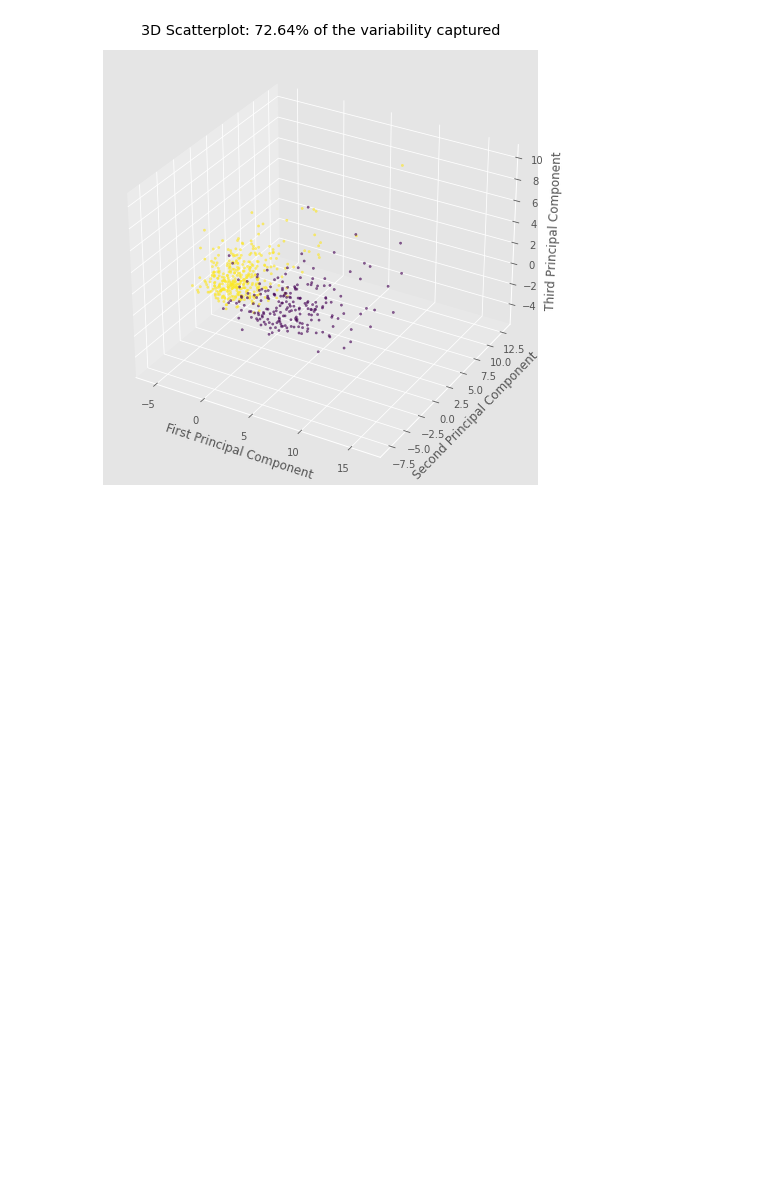
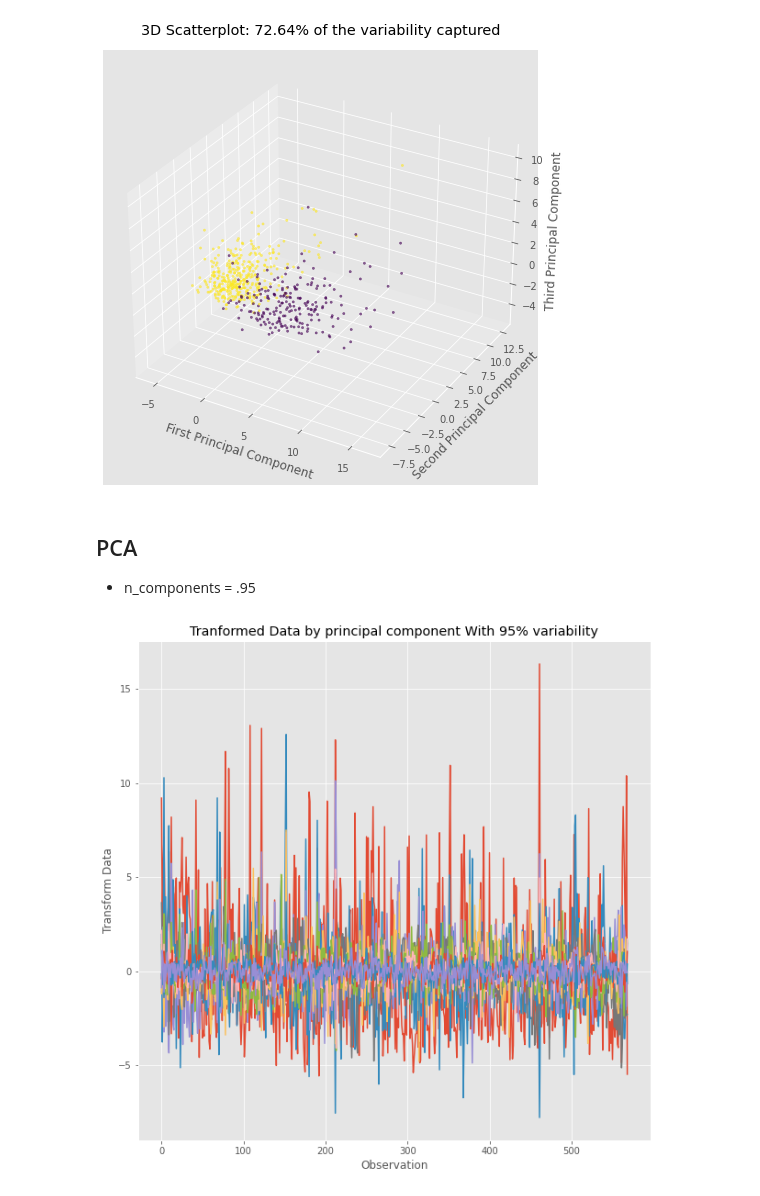
Before and after one commit to MK3247/Machine-Learning, a Jupyter notebook: Principal Component Analysis/PCA.ipynb, the cells around one changed output. Saved outputs shown, nothing was run; the diff lists cells and outputs as text; code cells hidden in the pictures; blank space fills up the shorter version.

```diff
--- a/Principal Component Analysis/PCA.ipynb
+++ b/Principal Component Analysis/PCA.ipynb
@@ -155,3 +155,18 @@ ax.set_zlabel('Third Principal Component')
 plt.savefig("3D_scatterplot.png")
 # %% [output]
 [figure]
+# %% [markdown]
+## PCA
+* n_components = .95
+# %%
+pca_95 = PCA(n_components=0.95)
+# %%
+X_pca_95 = pca_95.fit_transform(X_scaled)
+# %%
+plt.plot(X_pca_95)
+plt.title('Tranformed Data by principal component With 95% variability')
+plt.xlabel('Observation')
+plt.ylabel('Transform Data')
+plt.show()
+# %% [output]
+[figure, added]
```
Also changed, not shown: parts of 4 cells of this notebook, 2 other files.
